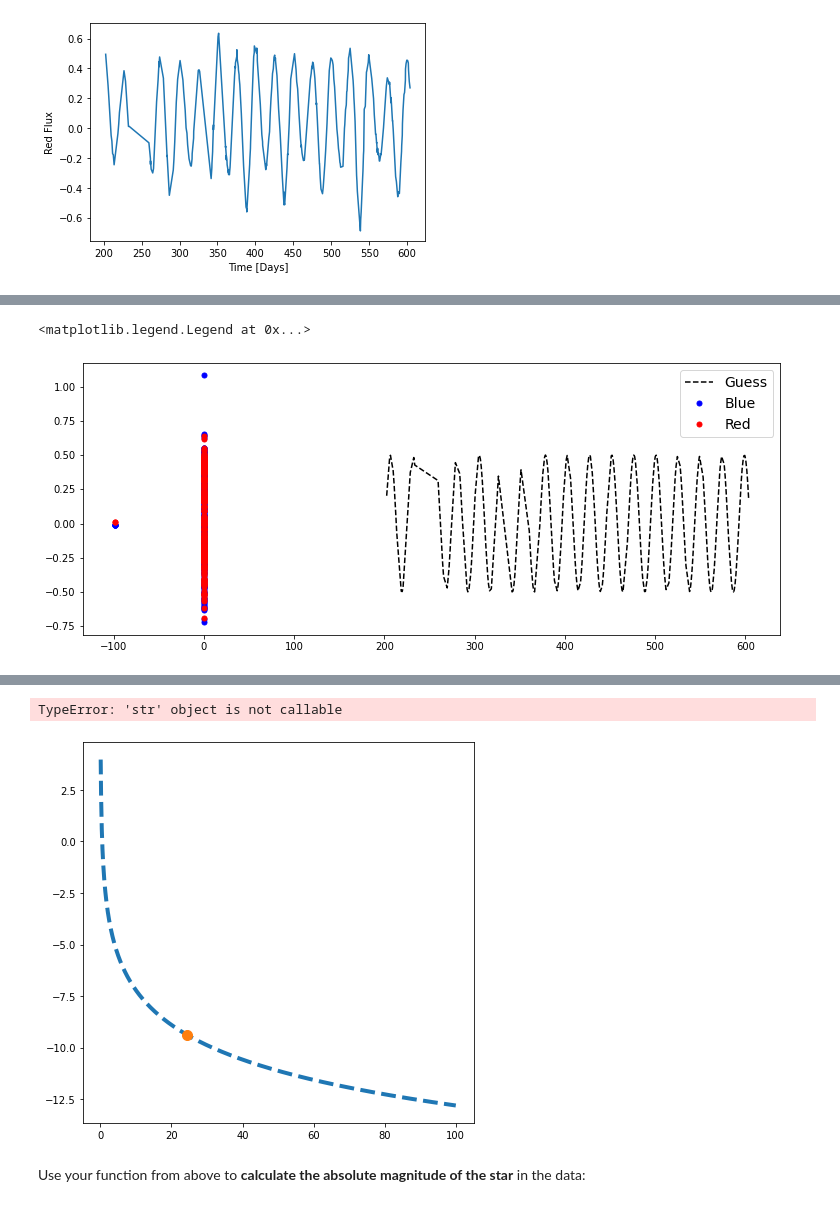
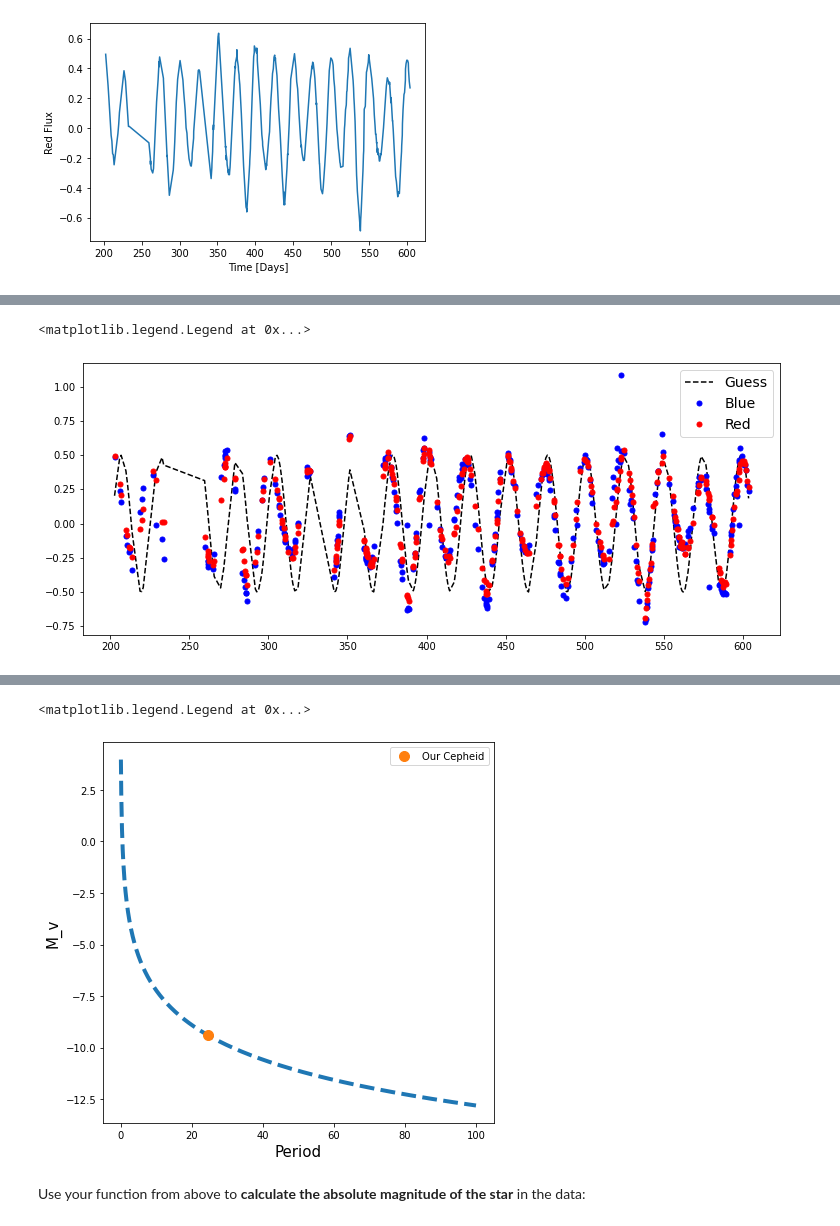
Before and after one commit to rachelbaer/ASTR-3190, a Jupyter notebook: Research/Cepheid_research_baer.ipynb, the cells around one changed output, grey strips where cells are left out. Saved outputs shown, nothing was run; the diff lists cells and outputs as text; code cells hidden in the pictures.

```diff
--- a/Research/Cepheid_research_baer.ipynb
+++ b/Research/Cepheid_research_baer.ipynb
@@ -69,31 +69,31 @@ def flux(time,period_guess,amplitude_guess,offset_guess):
 # %%
 # Define some variables you'll need for your function
 period_guess = 24.5
 amplitude_guess = 0.5
 offset_guess = 5
 
 # Set a figure size
 plt.figure(figsize=(12.5,5))
 
 # Plot my flux curve assuming the above values:
 # Note: as long as your plot command is enclosed by (),
 # you can make it run more than oneline,
 # which helps when you've got a lot of arguments
 plt.plot(data_table['Time'],flux(data_table['Time'],period_guess,
          amplitude_guess,offset_guess),
          linestyle='--',color='k',label='Guess')
 
 # Plot data points for blue and red magnitudes
-plt.plot(data_table['BlueSD'],data_table['Blue'],'o',markersize=5,
+plt.plot(data_table['Time'],data_table['Blue'],'o',markersize=5,
          color='Blue',label='Blue')
-plt.plot(data_table['RedSD'],data_table['Red'],'o',markersize=5,
+plt.plot(data_table['Time'],data_table['Red'],'o',markersize=5,
          color='Red',label='Red')
 
 # Add a legend
 plt.legend(fontsize=14)
 # %% [output]
 <matplotlib.legend.Legend at 0x...>
-[figure, old version]
+[figure, new version]
 # %% [markdown]
 ### Period-luminosity relation
 
@@ -131,16 +131,18 @@ plt.plot(period_guess,period_to_absolute_magnitude(period_guess),'o',
 # Label the axes
 #(Unneccessary, but nice) You can use a word processing language
 # called LaTeX to format axis labels
-
+plt.xlabel('Period',fontsize=15)
+plt.ylabel('M_v',fontsize=15)
 
 #Make tick numbers larger
-
+plt.xticks(fontsize=10)
+plt.yticks(fontsize=10)
 
 #Add legend
 plt.legend()
 # %% [output]
-TypeError: 'str' object is not callable
+<matplotlib.legend.Legend at 0x...>
-[figure, old version]
+[figure, new version]
 # %% [markdown]
 Use your function from above to **calculate the absolute magnitude of the star** in the data:
 # %% [markdown]
```
Also changed, not shown: parts of 5 cells of this notebook.
